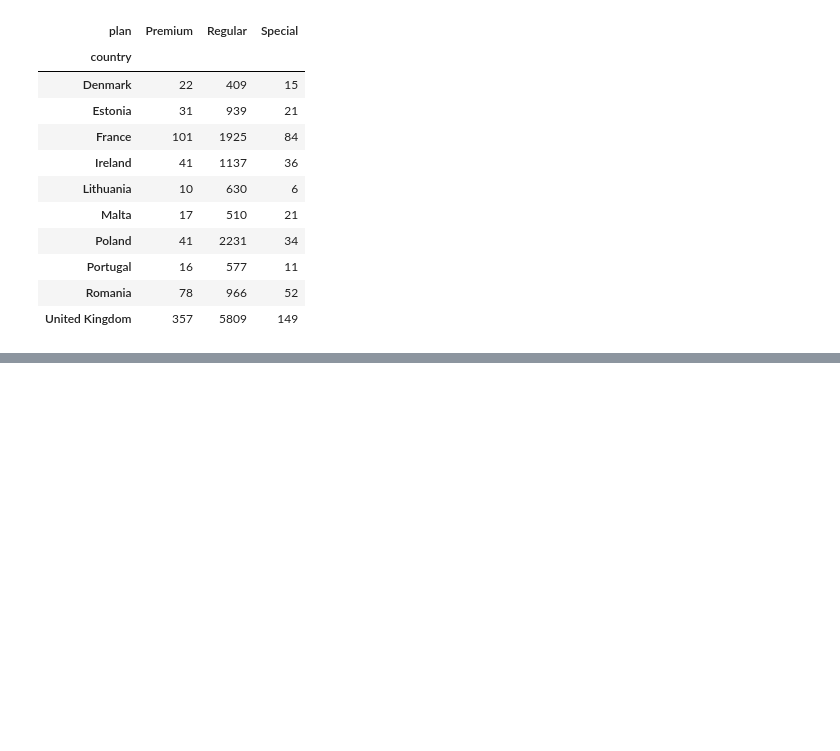
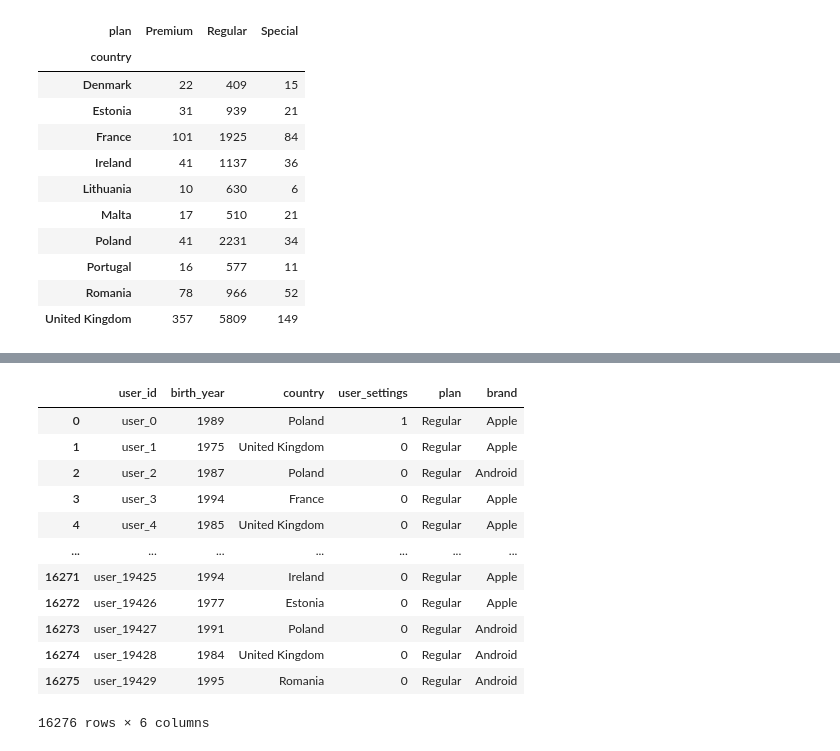
Before and after one commit to atlas-github/fstep_19, a Jupyter notebook: intro_to_bigdata&ai.ipynb, the cells around one changed output, grey strips where cells are left out. Saved outputs shown, nothing was run; the diff lists cells and outputs as text; code cells hidden in the pictures; blank space fills up the shorter version.

```diff
--- a/intro_to_bigdata&ai.ipynb
+++ b/intro_to_bigdata&ai.ipynb
@@ -50,0 +215,17 @@ table
+# %%
+users_devices = users.merge(devices, on = "user_id")
+users_devices
+# %% [output]
+|  | user_id | birth_year | country | user_settings | plan | brand |
+| 0 | user_0 | 1989 | Poland | 1 | Regular | Apple |
+| 1 | user_1 | 1975 | United Kingdom | 0 | Regular | Apple |
+| 2 | user_2 | 1987 | Poland | 0 | Regular | Android |
+| 3 | user_3 | 1994 | France | 0 | Regular | Apple |
+| 4 | user_4 | 1985 | United Kingdom | 0 | Regular | Apple |
+| ... | ... | ... | ... | ... | ... | ... |
+| 16271 | user_19425 | 1994 | Ireland | 0 | Regular | Apple |
+| 16272 | user_19426 | 1977 | Estonia | 0 | Regular | Apple |
+| 16273 | user_19427 | 1991 | Poland | 0 | Regular | Android |
+| 16274 | user_19428 | 1984 | United Kingdom | 0 | Regular | Android |
+| 16275 | user_19429 | 1995 | Romania | 0 | Regular | Android |
+16276 rows × 6 columns
```
Also changed, not shown: parts of 20 cells of this notebook.
